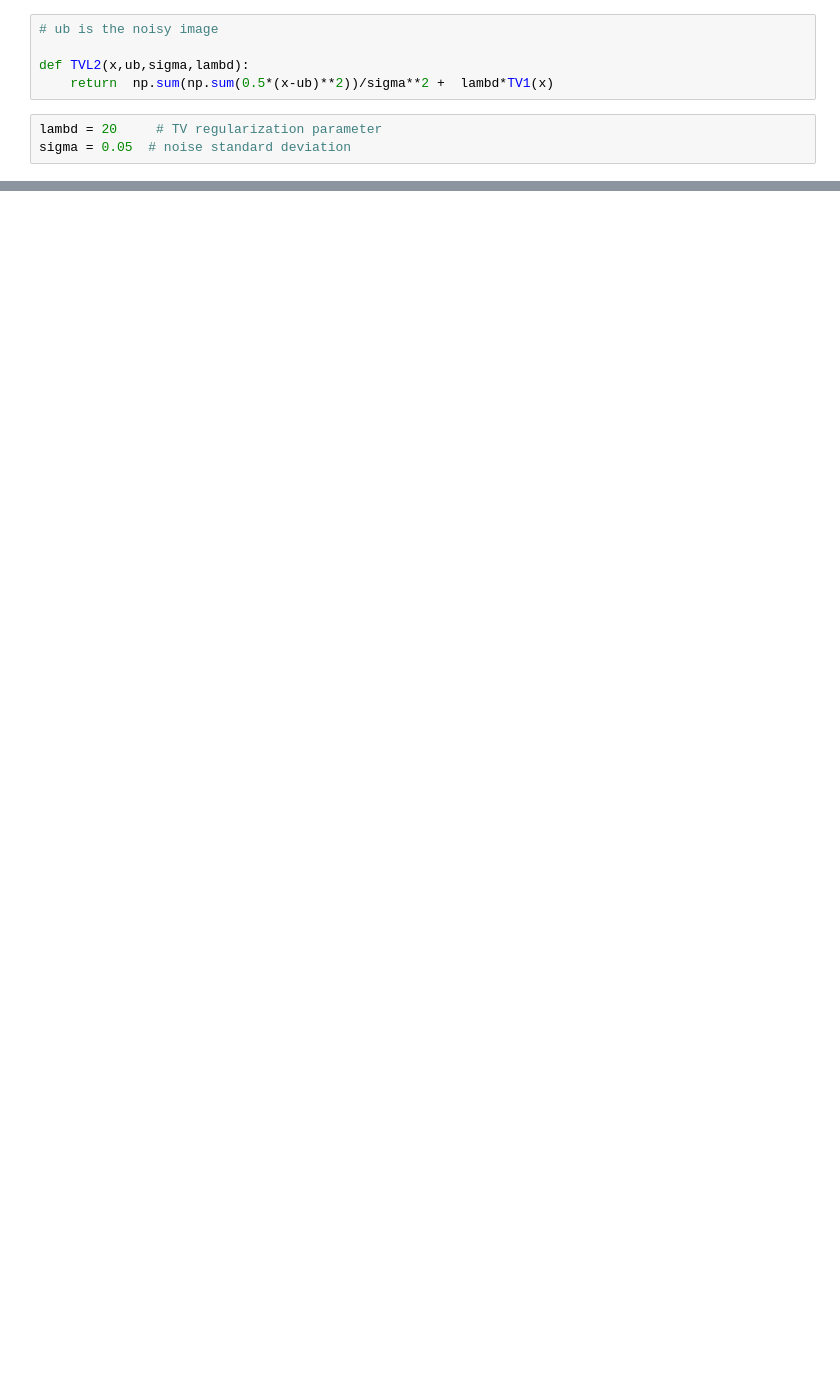
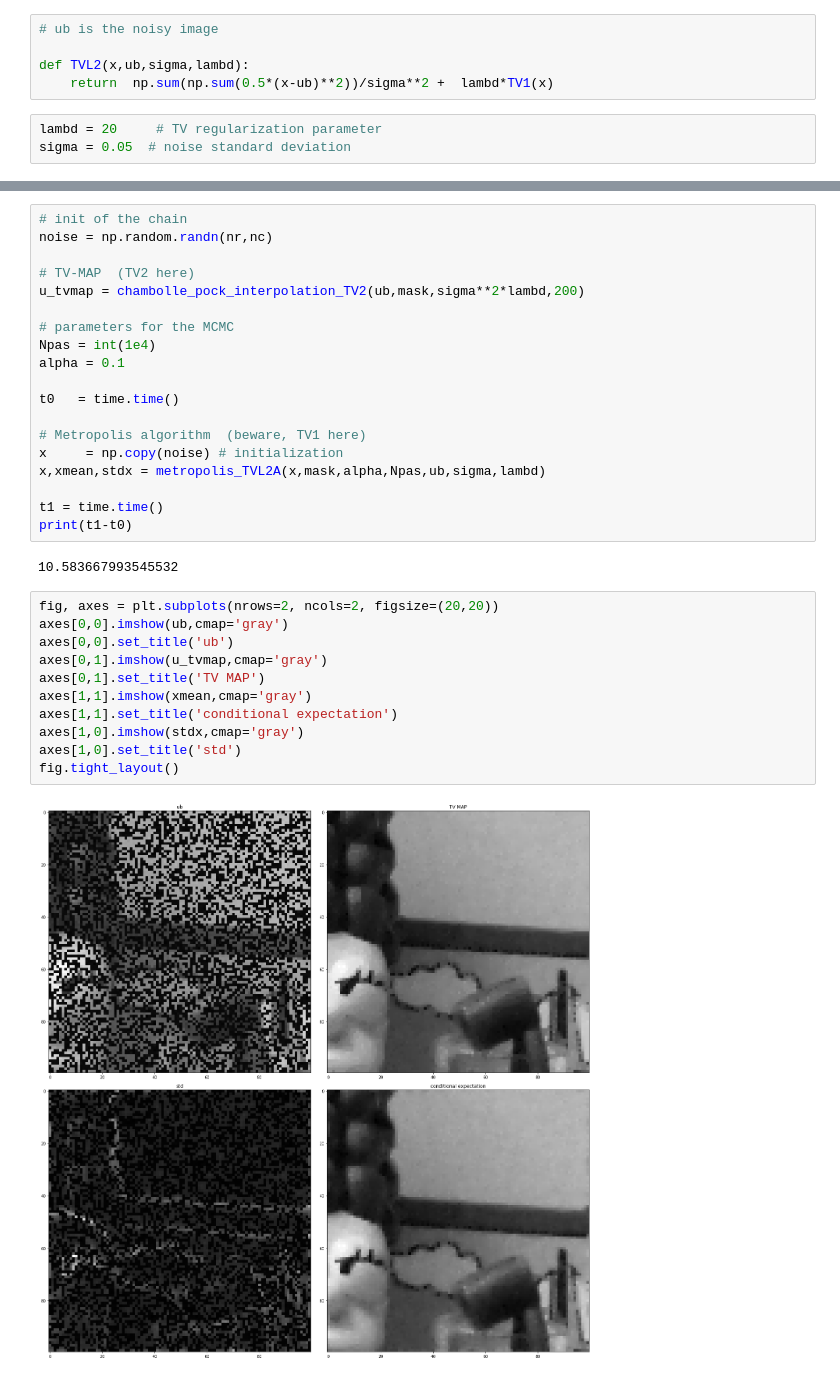
Before and after one commit to judelo/modelsto, a Jupyter notebook: python/TVL2_sampling.ipynb, the cells around one changed output, grey strips where cells are left out. Drawn from its saved outputs; the diff is of its cells as text; blank space fills up the shorter version.

```diff
--- a/python/TVL2_sampling.ipynb
+++ b/python/TVL2_sampling.ipynb
@@ -140,0 +172,34 @@ fig.tight_layout()
+# %%
+# init of the chain
+noise = np.random.randn(nr,nc)
+
+# TV-MAP  (TV2 here)
+u_tvmap = chambolle_pock_interpolation_TV2(ub,mask,sigma**2*lambd,200)
+
+# parameters for the MCMC
+Npas = int(1e4)
+alpha = 0.1
+
+t0   = time.time()
+
+# Metropolis algorithm  (beware, TV1 here)
+x     = np.copy(noise) # initialization
+x,xmean,stdx = metropolis_TVL2A(x,mask,alpha,Npas,ub,sigma,lambd)
+
+t1 = time.time()
+print(t1-t0)
+# %% [output]
+10.583667993545532
+# %%
+fig, axes = plt.subplots(nrows=2, ncols=2, figsize=(20,20))
+axes[0,0].imshow(ub,cmap='gray')
+axes[0,0].set_title('ub')
+axes[0,1].imshow(u_tvmap,cmap='gray')
+axes[0,1].set_title('TV MAP')
+axes[1,1].imshow(xmean,cmap='gray')
+axes[1,1].set_title('conditional expectation')
+axes[1,0].imshow(stdx,cmap='gray')
+axes[1,0].set_title('std')
+fig.tight_layout()
+# %% [output]
+[figure, added]
```
Also changed, not shown: parts of 9 cells of this notebook, 2 other files.
